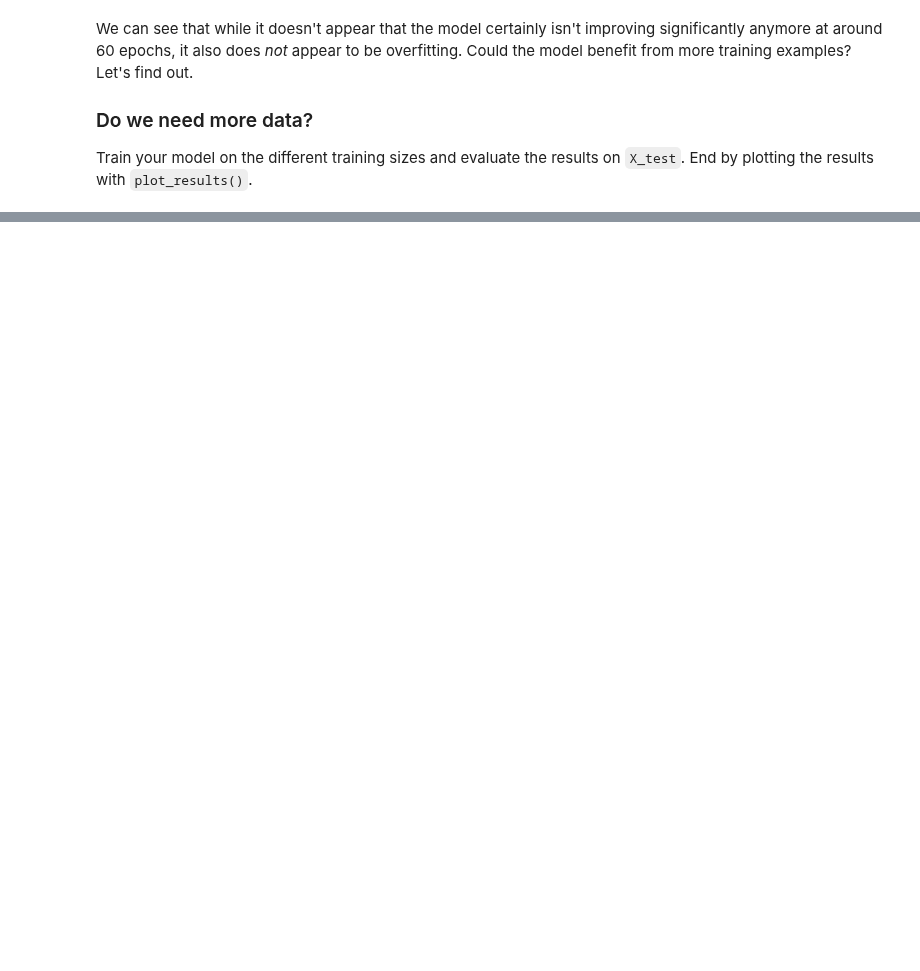
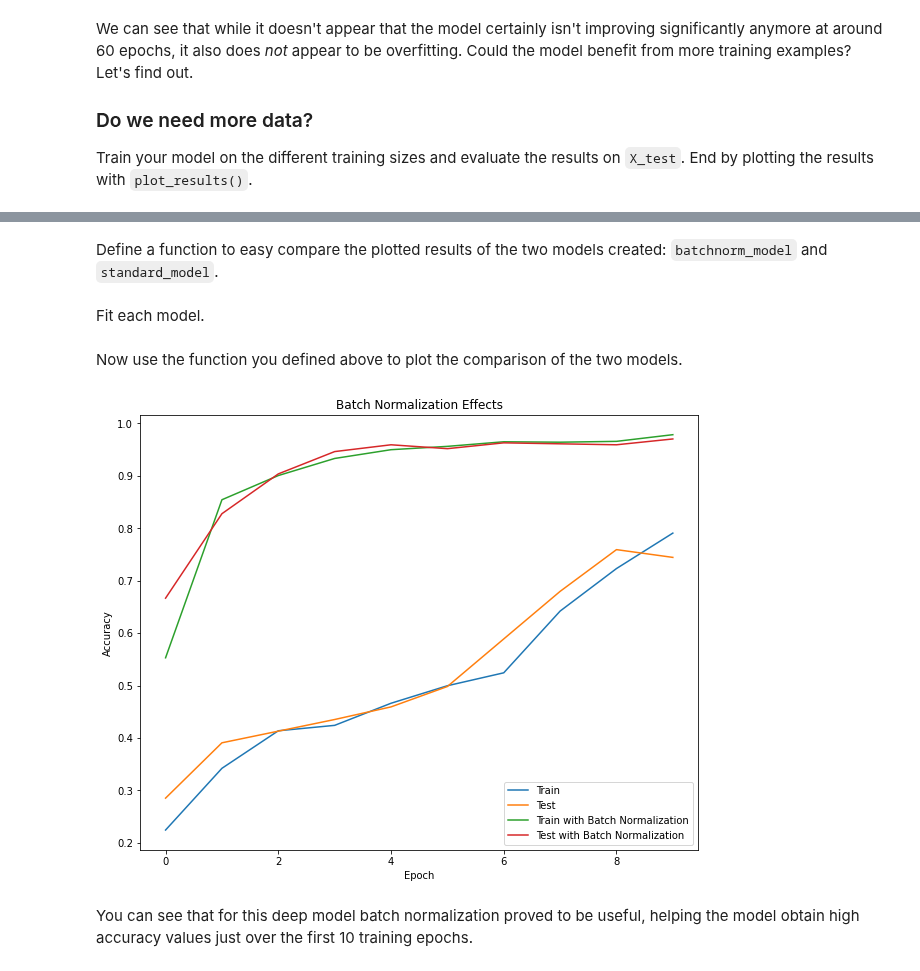
Before and after one commit to anmorgan24/Springboard, a Jupyter notebook: Keras/Handwritten_digits/Learning_the_handwritten_digits.ipynb, the cells around one changed output, grey strips where cells are left out. Drawn from its saved outputs; the diff is of its cells as text; code cells hidden in the pictures; blank space fills up the shorter version.

Commit message:
plotting batch normalization of NNs vs no batch normalization

```diff
--- a/Keras/Handwritten_digits/Learning_the_handwritten_digits.ipynb
+++ b/Keras/Handwritten_digits/Learning_the_handwritten_digits.ipynb
@@ -155,0 +161,13 @@ The results suggest that your model would not benefit much from more training da
+# %%
+# Build your deep network
+batchnorm_model = keras.Sequential()
+batchnorm_model.add(keras.layers.Dense(50, input_shape=(64,), activation='relu', kernel_initializer='normal'))
+batchnorm_model.add(keras.layers.BatchNormalization())
+batchnorm_model.add(keras.layers.Dense(50, activation='relu', kernel_initializer='normal'))
+batchnorm_model.add(keras.layers.BatchNormalization())
+batchnorm_model.add(keras.layers.Dense(50, activation='relu', kernel_initializer='normal'))
+batchnorm_model.add(keras.layers.BatchNormalization())
+batchnorm_model.add(keras.layers.Dense(10, activation='softmax', kernel_initializer='normal'))
+
+# Compile your model with sgd
+batchnorm_model.compile(optimizer='sgd', loss='categorical_crossentropy', metrics=['accuracy'])
@@ -155,0 +176,38 @@ The results suggest that your model would not benefit much from more training da
+# %%
+standard_model = keras.Sequential()
+standard_model.add(keras.layers.Dense(50, input_shape=(64, ), activation='relu', kernel_initializer='normal'))
+standard_model.add(keras.layers.Dense(50, activation='relu', kernel_initializer='normal'))
+standard_model.add(keras.layers.Dense(50, activation='relu', kernel_initializer='normal'))
+standard_model.add(keras.layers.Dense(10, activation='softmax', kernel_initializer='normal'))
+
+# Compile your model with sgd
+standard_model.compile(optimizer='sgd', loss='categorical_crossentropy', metrics=['accuracy'])
+# %% [markdown]
+Define a function to easy compare the plotted results of the two models created: `batchnorm_model` and `standard_model`.
+# %%
+def compare_histories_acc(h1,h2):
+    plt.plot(h1.history['accuracy'])
+    plt.plot(h1.history['val_accuracy'])
+    plt.plot(h2.history['accuracy'])
+    plt.plot(h2.history['val_accuracy'])
+    plt.title("Batch Normalization Effects")
+    plt.xlabel('Epoch')
+    plt.ylabel('Accuracy')
+    plt.legend(['Train', 'Test', 'Train with Batch Normalization', 'Test with Batch Normalization'], loc='best')
+# %% [markdown]
+Fit each model.
+# %%
+# Train your standard model, storing its history callback
+h1_callback = standard_model.fit(X_train, y_train, validation_data=(X_test,y_test), epochs=10, verbose=0)
+
+# Train the batch normalized model you recently built, store its history callback
+h2_callback = batchnorm_model.fit(X_train, y_train, validation_data=(X_test, y_test), epochs=10, verbose=0)
+# %% [markdown]
+Now use the function you defined above to plot the comparison of the two models.
+# %%
+# Call compare_histories_acc passing in both model histories
+compare_histories_acc(h1_callback, h2_callback)
+# %% [output]
+[figure, added]
+# %% [markdown]
+You can see that for this deep model batch normalization proved to be useful, helping the model obtain high accuracy values just over the first 10 training epochs.
```
Also changed, not shown: parts of 8 cells of this notebook.
